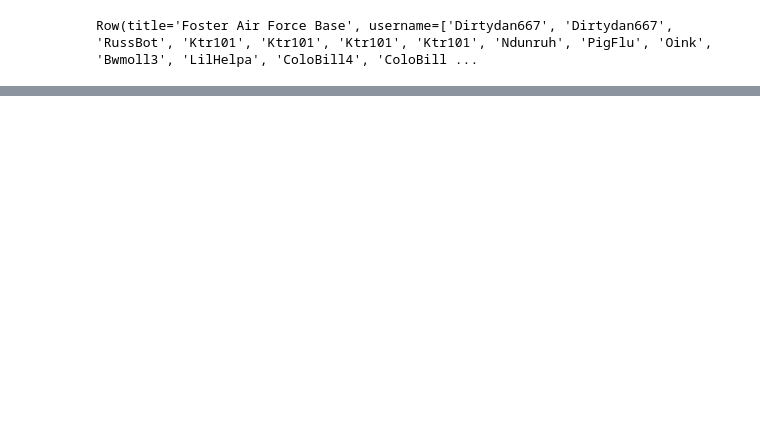
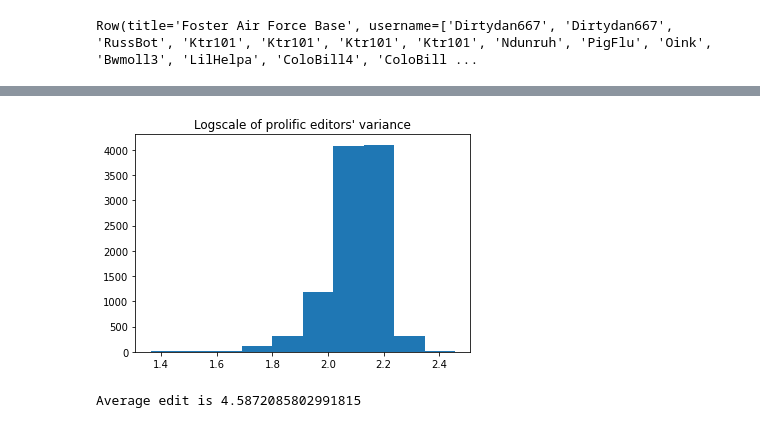
Before and after one commit to sachiniyer/wikipedia-editor-analysis, a Jupyter notebook: Data_Ingestion.ipynb, the cells around one changed output, grey strips where cells are left out. Cells and saved outputs as stored; diff of their text form; code cells hidden in the pictures; blank space fills up the shorter version.

```diff
--- a/Data_Ingestion.ipynb
+++ b/Data_Ingestion.ipynb
@@ -179,0 +217,12 @@ Traceback (most recent call last):
+# %%
+# get number of edits for prolific editors (edit more than the average amount) and plot it
+average_edit =  editors_variance.select(avg(size('counts'))).collect()[0][0]
+prolific_editors = editors_variance.filter(size('counts') > average_edit)
+prolific_variance = prolific_editors.rdd.map(lambda x : x.variance + 1).collect()
+plt.title('Logscale of prolific editors\' variance')
+plt.hist(np.log(prolific_variance))
+plt.show()
+print(f"Average edit is {average_edit}")
+# %% [output]
+[figure, added]
+Average edit is 4.5872085802991815
```
Also changed, not shown: parts of 15 cells of this notebook, 1 other file.
